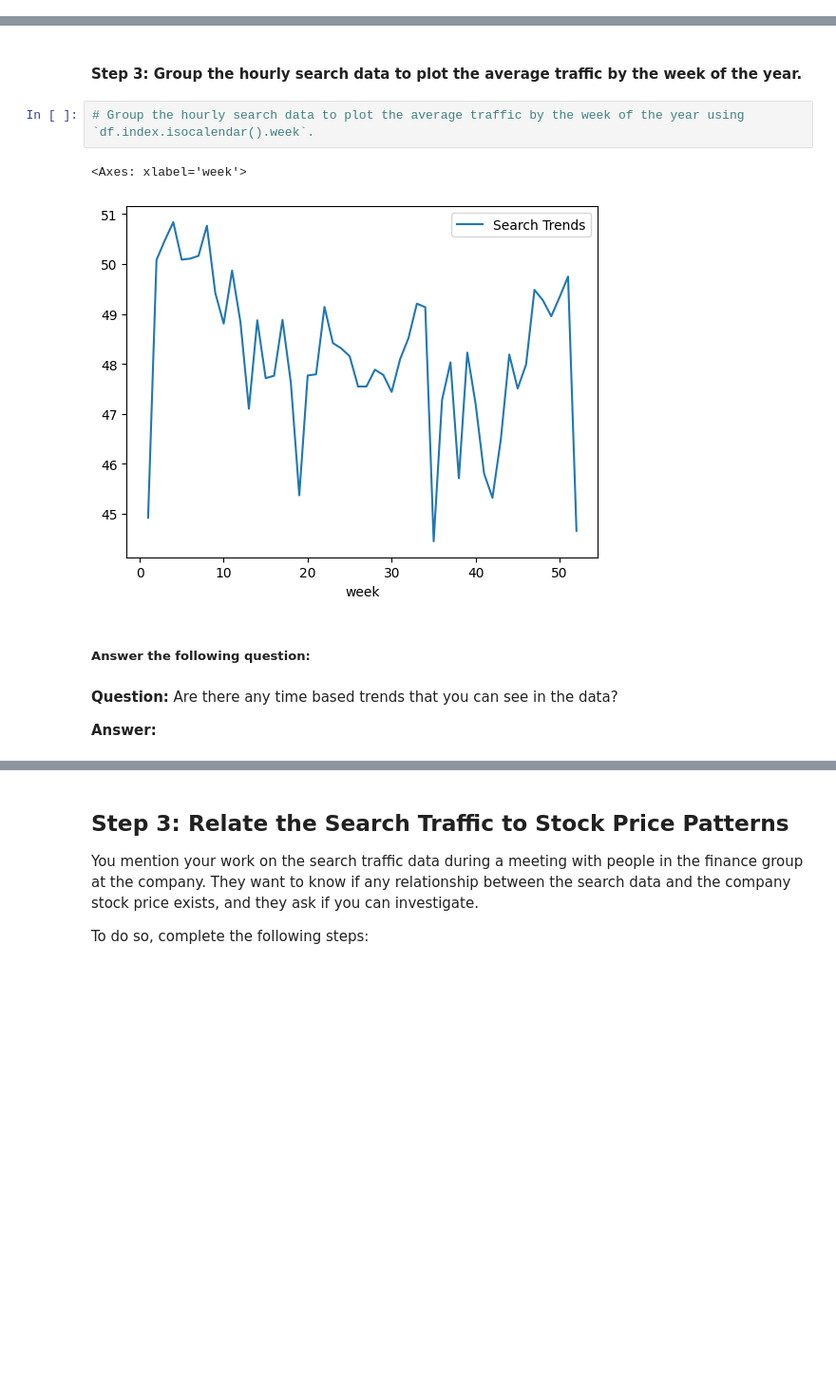
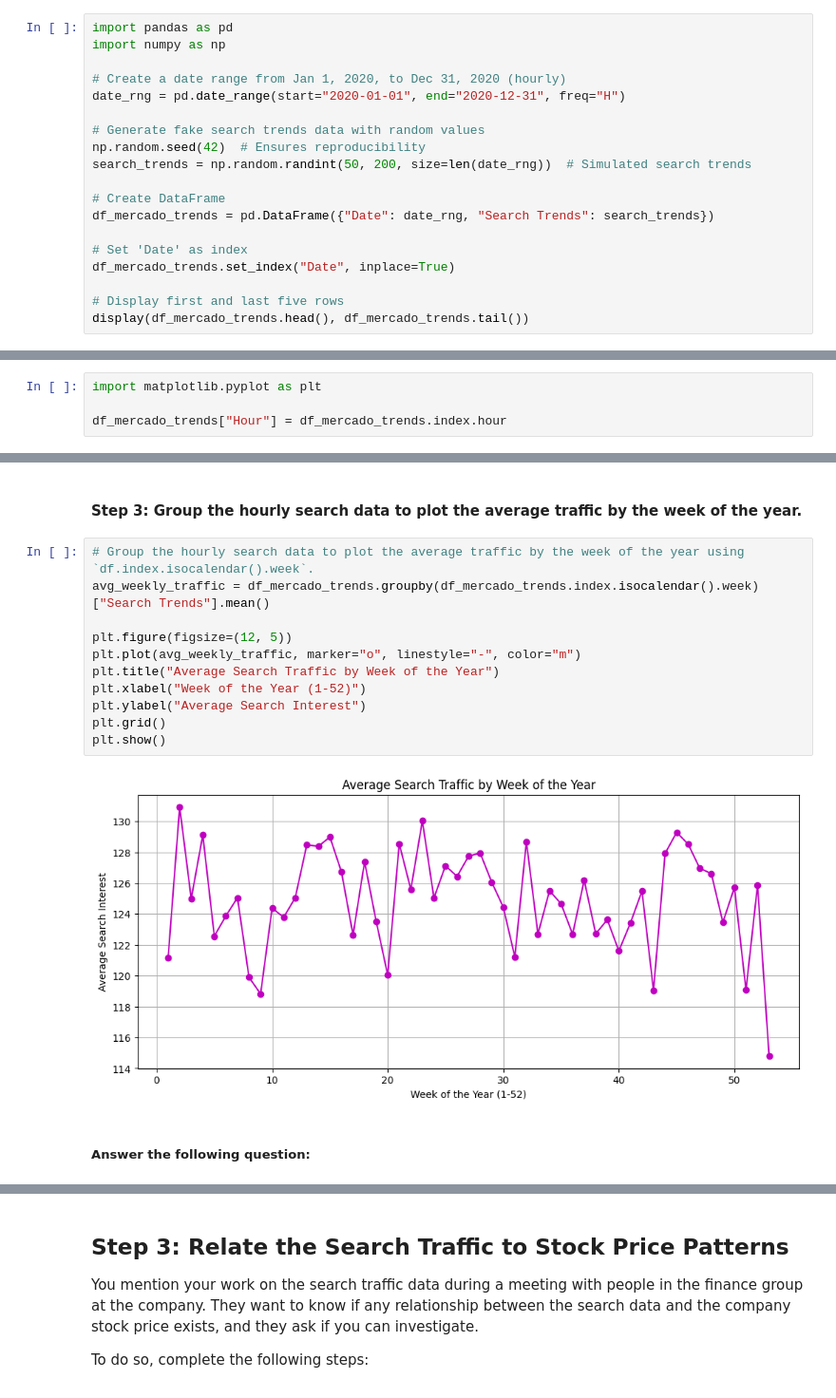
Before and after one commit to Lolosfun7/prophet-challenge, a Jupyter notebook: forecasting_net_prophet.ipynb, the cells around one changed output, grey strips where cells are left out. Shown at 95% size. Cells and saved outputs as stored; diff of their text form; blank space fills up the shorter version.

Commit message:
Prophet Challenge
I was unable to upload or download the original Mercdado files so I generated fake data. I state that in my steps.

```diff
--- a/forecasting_net_prophet.ipynb
+++ b/forecasting_net_prophet.ipynb
@@ -89,0 +62,19 @@ display(df_mercado_trends.tail())
+# %%
+import pandas as pd
+import numpy as np
+
+# Create a date range from Jan 1, 2020, to Dec 31, 2020 (hourly)
+date_rng = pd.date_range(start="2020-01-01", end="2020-12-31", freq="H")
+
+# Generate fake search trends data with random values
+np.random.seed(42)  # Ensures reproducibility
+search_trends = np.random.randint(50, 200, size=len(date_rng))  # Simulated search trends
+
+# Create DataFrame
+df_mercado_trends = pd.DataFrame({"Date": date_rng, "Search Trends": search_trends})
+
+# Set 'Date' as index
+df_mercado_trends.set_index("Date", inplace=True)
+
+# Display first and last five rows
+display(df_mercado_trends.head(), df_mercado_trends.tail())
@@ -159,0 +177,4 @@ To that end, you want to mine the search traffic data for predictable seasonal p
+# %%
+import matplotlib.pyplot as plt
+
+df_mercado_trends["Hour"] = df_mercado_trends.index.hour
@@ -168,12 +211,16 @@ To that end, you want to mine the search traffic data for predictable seasonal p
 #### Step 3: Group the hourly search data to plot the average traffic by the week of the year.
 # %%
 # Group the hourly search data to plot the average traffic by the week of the year using `df.index.isocalendar().week`.
+avg_weekly_traffic = df_mercado_trends.groupby(df_mercado_trends.index.isocalendar().week)["Search Trends"].mean()
+
+plt.figure(figsize=(12, 5))
+plt.plot(avg_weekly_traffic, marker="o", linestyle="-", color="m")
+plt.title("Average Search Traffic by Week of the Year")
+plt.xlabel("Week of the Year (1-52)")
+plt.ylabel("Average Search Interest")
+plt.grid()
+plt.show()
 # %% [output]
-<Axes: xlabel='week'>
-[figure, old version]
+[figure, new version]
 # %% [markdown]
 ##### Answer the following question:
-# %% [markdown]
-**Question:** Are there any time based trends that you can see in the data?
-
-**Answer:**
```
Also changed, not shown: parts of 36 cells of this notebook.
